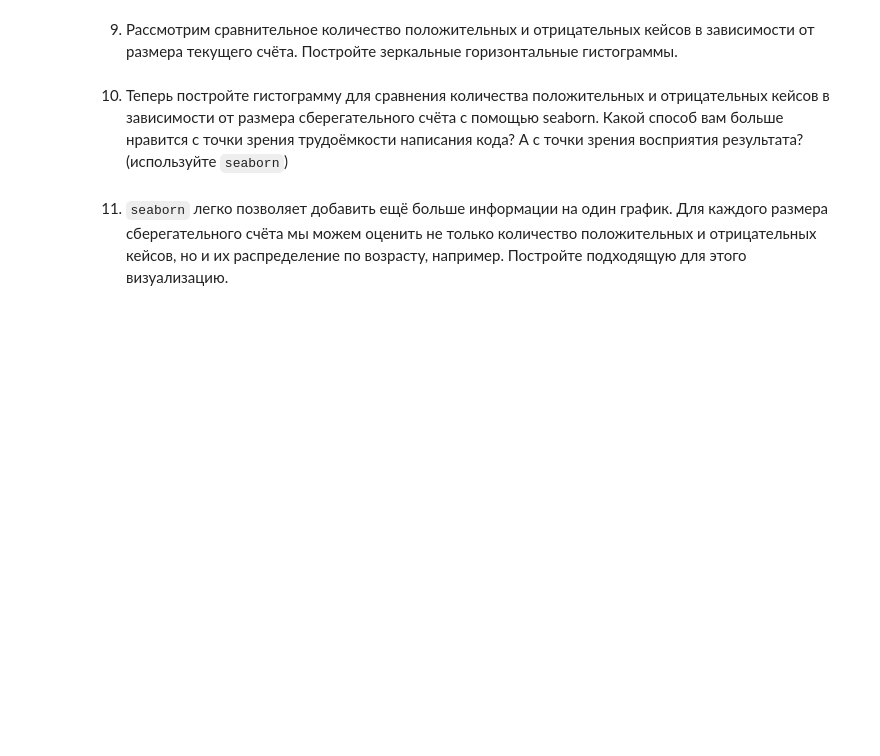
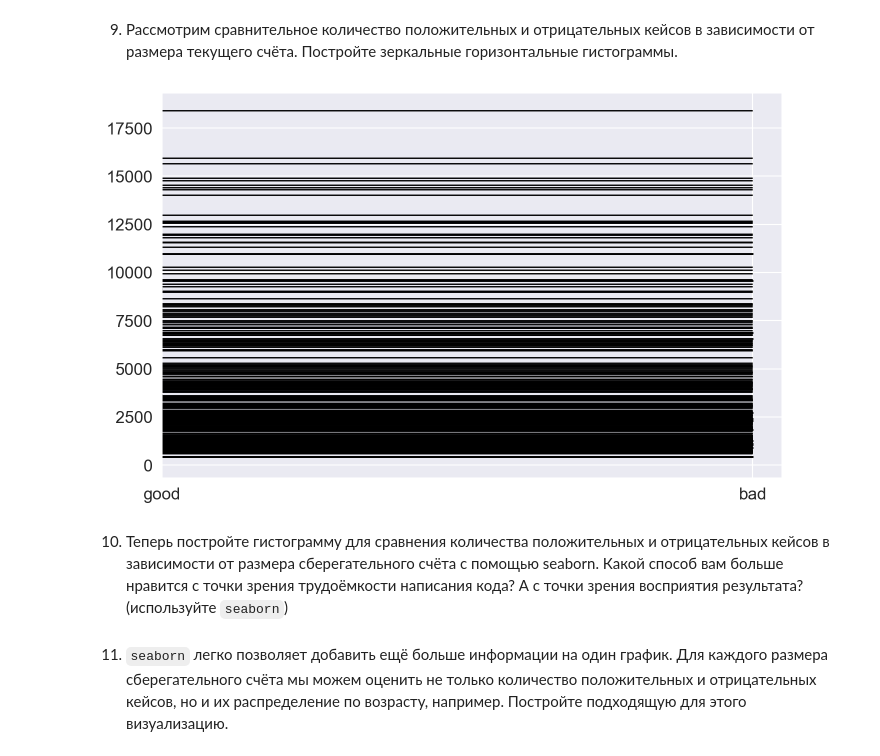
Before and after one commit to EdPogosyan/ML_Ed, a Jupyter notebook: HW-1/hw_practice_sirius_01_pandas_numpy_viz.ipynb, the cells around one changed output. Cells and saved outputs as stored; diff of their text form; code cells hidden in the pictures; blank space fills up the shorter version.

```diff
--- a/HW-1/hw_practice_sirius_01_pandas_numpy_viz.ipynb
+++ b/HW-1/hw_practice_sirius_01_pandas_numpy_viz.ipynb
@@ -758,3 +769,9 @@ german_credit_df.tail(5)
+# %%
+plt.barh(german_credit_df["amount"], german_credit_df["credit_risk"], edgecolor='black')
+
+plt.show()
+# %% [output]
+[figure, added]
 # %% [markdown]
 10. Теперь постройте гистограмму для сравнения количества положительных и отрицательных кейсов в зависимости от размера сберегательного счёта с помощью seaborn. Какой способ вам больше нравится с точки зрения трудоёмкости написания кода? А с точки зрения восприятия результата? (используйте `seaborn`)
 # %%
```
Also changed, not shown: parts of 4 cells of this notebook.
